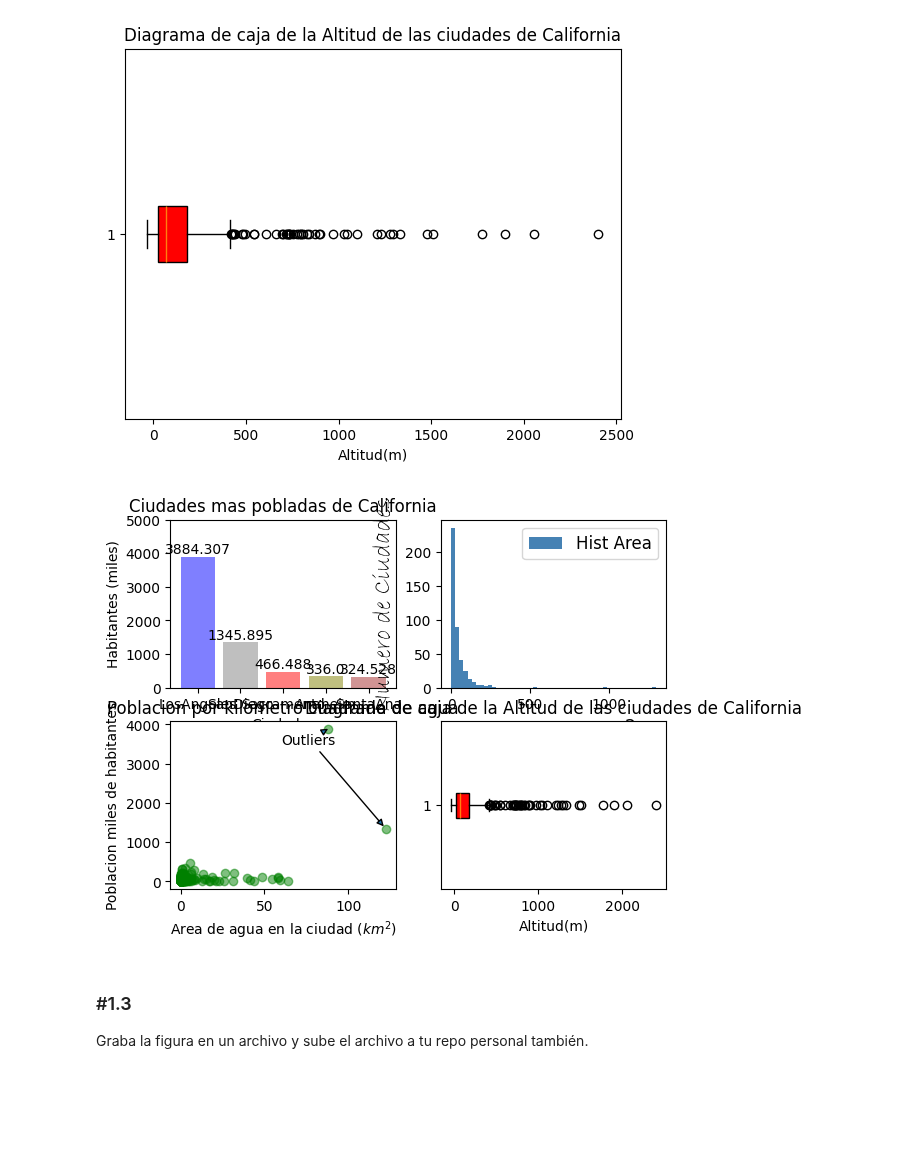
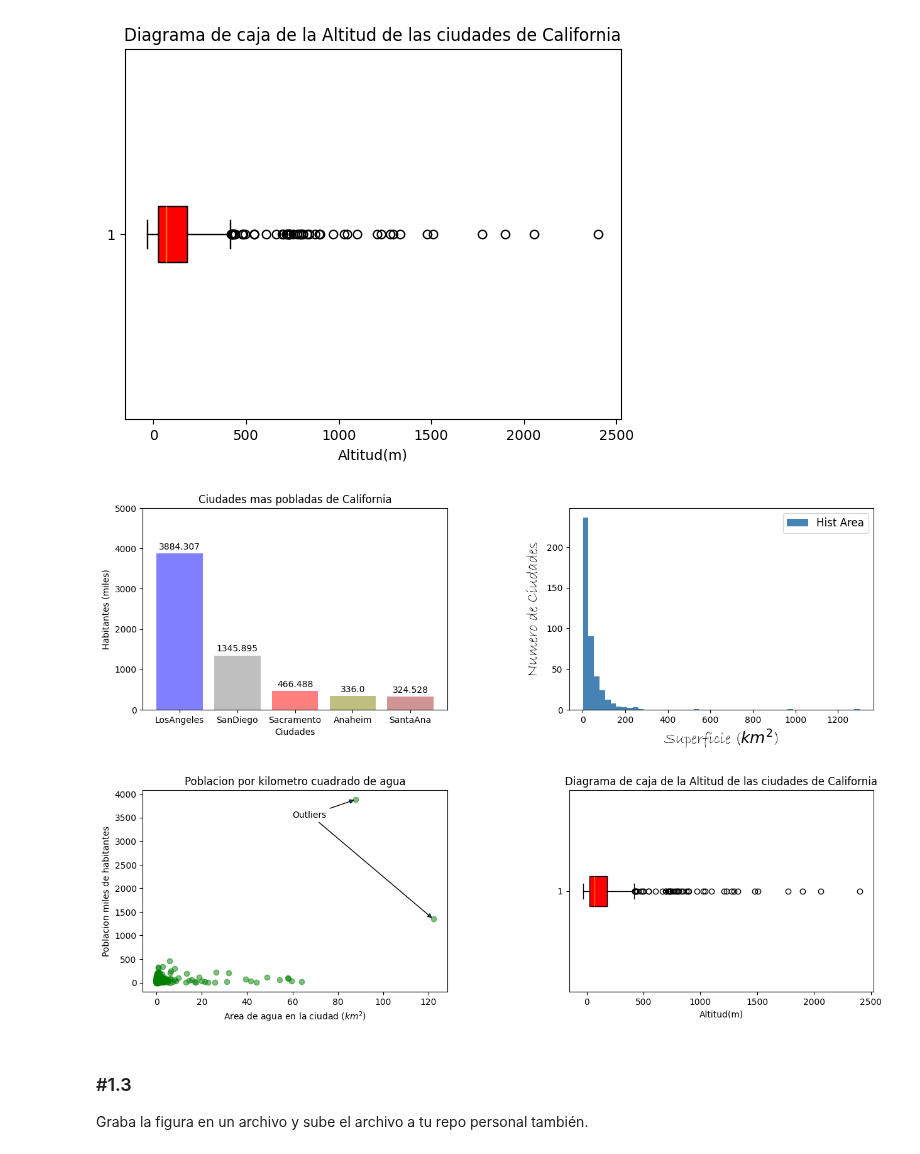
Before and after one commit to jl-padilla/ONLINE_DS_THEBRIDGE_repo, a Jupyter notebook: sprint8/Practica_Obligatoria/18_Practica_Obligatoria_Visualizacion_Basica.ipynb, the cells around one changed output. Drawn from its saved outputs; the diff is of its cells as text; code cells hidden in the pictures; blank space fills up the shorter version.

```diff
--- a/sprint8/Practica_Obligatoria/18_Practica_Obligatoria_Visualizacion_Basica.ipynb
+++ b/sprint8/Practica_Obligatoria/18_Practica_Obligatoria_Visualizacion_Basica.ipynb
@@ -124,7 +124,7 @@ ax.set_title("Diagrama de caja de la Altitud de las ciudades de California")
 Text(0.5, 1.0, 'Diagrama de caja de la Altitud de las ciudades de California')
 [figure]
 # %%
-fig, ax = plt.subplots(2,2)
+fig, ax = plt.subplots(2,2,figsize=(15,10),)
 df1= df.sort_values(by= "population_total", ascending=False).head(5)
 colores = ["blue", "gray", "red", "olive","brown"]
 ax[0,0].bar(df1["city"], height = df1["population_total"]/1000,color = colores, alpha = 0.5)
@@ -133,35 +133,36 @@ ax[0,0].set_xlabel("Ciudades")
 ax[0,0].set_ylabel("Habitantes (miles)")
 ax[0,0].set_ylim(0,5000)
 for i in range(len(df1)):
     ax[0,0].text(x=i,y=(df1["population_total"].iloc[i])/1000+100,s=f"{(df1["population_total"].iloc[i])/1000}",fontdict= {"size":10},  ha="center")
 ax[0,1].hist(df["area_total_km2"],bins=50, color = "steelblue",label="Hist Area")
 ax[0,1].set_xlabel("Superficie ($km^2$)",fontsize=18, fontname="Bradley Hand ITC")
 ax[0,1].set_ylabel("Numero de Ciudades",fontsize=18, fontname="Bradley Hand ITC");
 ax[0,1].legend(fontsize=12)
 ax[1,0].scatter(df["area_water_km2"], df["population_total"]/1000,alpha=0.5,color = "green")
 ax[1,0].set_xlabel("Area de agua en la ciudad ($km^2$)")
 ax[1,0].set_ylabel("Poblacion miles de habitantes")
 ax[1,0].set_title("Poblacion por kilometro cuadrado de agua")
 outliers= df.nlargest(2, "area_water_km2")
 posicion_texto = (60,3500)
 # Dibujar el texto una sola vez en la posición fija
 ax[1,0].annotate(
     "Outliers",
     xy=posicion_texto,  # Posición del texto
 )
 for index, row in outliers.iterrows():
     ax[1,0].annotate("             ",
                 xy =(row["area_water_km2"], row["population_total"]/1000),
                 xytext=posicion_texto,
                 arrowprops= {
             "arrowstyle": "-|>",
             "connectionstyle": "arc3",  # Flecha recta (predeterminada es recta con 'arc3')
             })
 ax[1,1].boxplot(df["elevation_m"], vert=False, patch_artist=True, boxprops=dict(facecolor="red", color = "black"))
 ax[1,1].set_xlabel("Altitud(m)")
-ax[1,1].set_title("Diagrama de caja de la Altitud de las ciudades de California");
+ax[1,1].set_title("Diagrama de caja de la Altitud de las ciudades de California")
+plt.subplots_adjust(wspace=0.4, hspace=0.4);
 # %% [output]
-[figure, old version]
+[figure, new version]
 # %% [markdown]
 ### #1.3
 
```
Also changed, not shown: parts of 1 cell of this notebook, 1 other file.
